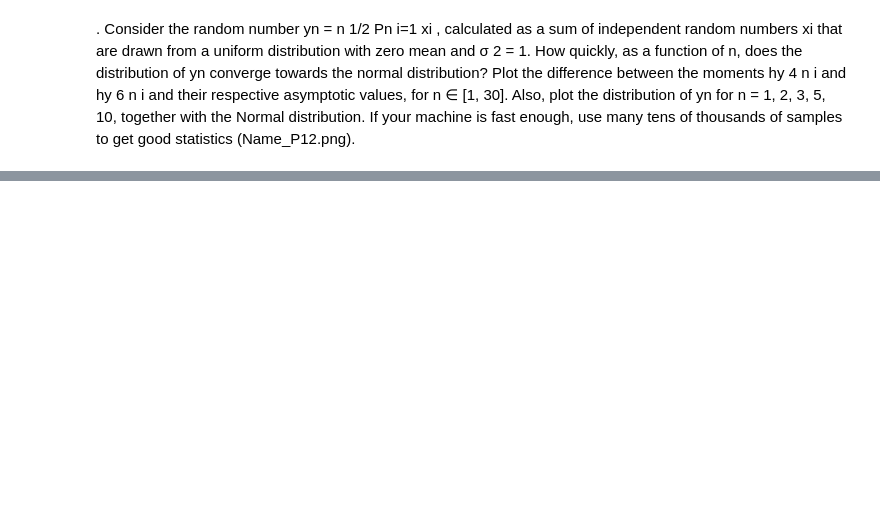
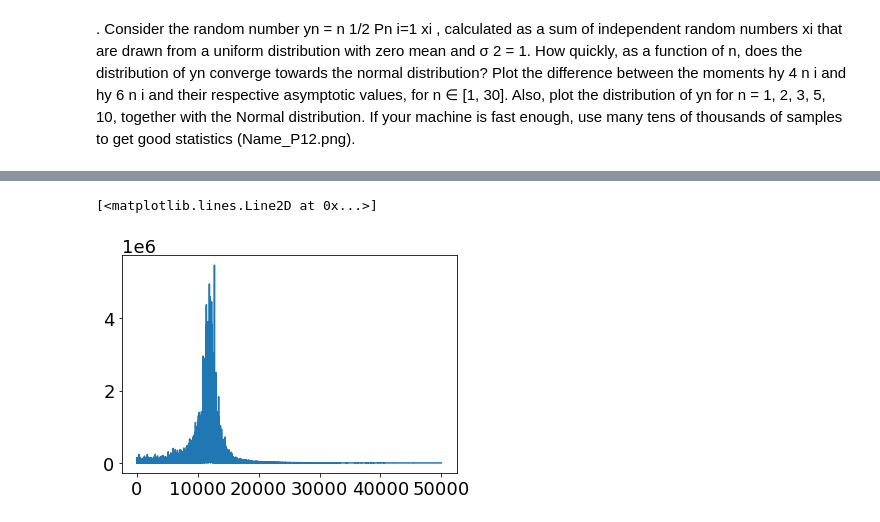
Before and after one commit to janweinreich/stoch_proc, a Jupyter notebook: 3/walkers.ipynb, the cells around one changed output, grey strips where cells are left out. Drawn from its saved outputs; the diff is of its cells as text; code cells hidden in the pictures; blank space fills up the shorter version.

```diff
--- a/3/walkers.ipynb
+++ b/3/walkers.ipynb
@@ -123,0 +177,37 @@ for n in [1, 2, 3, 5, 10]:
+# %%
+def getcolumn(filename, column, mode='float'):
+    dat=np.loadtxt(filename , usecols=column, dtype=mode)
+    return dat
+
+def autocorrelation (x) :
+    """
+    Compute the autocorrelation of the signal, based on the properties of the
+    power spectral density of the signal.
+    """
+    xp = x-np.mean(x)
+    f = np.fft.fft(xp)
+    p = np.array([np.real(v)**2+np.imag(v)**2 for v in f])
+    pi = np.fft.ifft(p)
+    return np.real(pi)[:x.size/2]/np.sum(xp**2)
+
+
+
+def direct_autocorrelation (x) :
+    result = np.correlate(x, x, mode='full')
+    return result[result.size // 2:]
+
+
+file = 'harmonic.dat'
+x = getcolumn("./station_harmonic/"+file, 0, mode='float')
+xp = x-np.mean(x)
+f = np.fft.fft(xp)
+p = np.array([np.real(v)**2+np.imag(v)**2 for v in f])
+pi = np.fft.ifft(p)
+S = np.real(pi)/np.sum(xp**2)
+#https://www.kite.com/python/answers/how-to-plot-a-power-spectrum-in-python
+#S = autocorrelation (x) #(1/(2*np.pi*len(x)))*(np.abs(np.fft.rfft(x))**2)
+# %%
+plt.plot(p[:50000])
+# %% [output]
+[<matplotlib.lines.Line2D at 0x...>]
+[figure, added]
```
Also changed, not shown: parts of 9 cells of this notebook.
